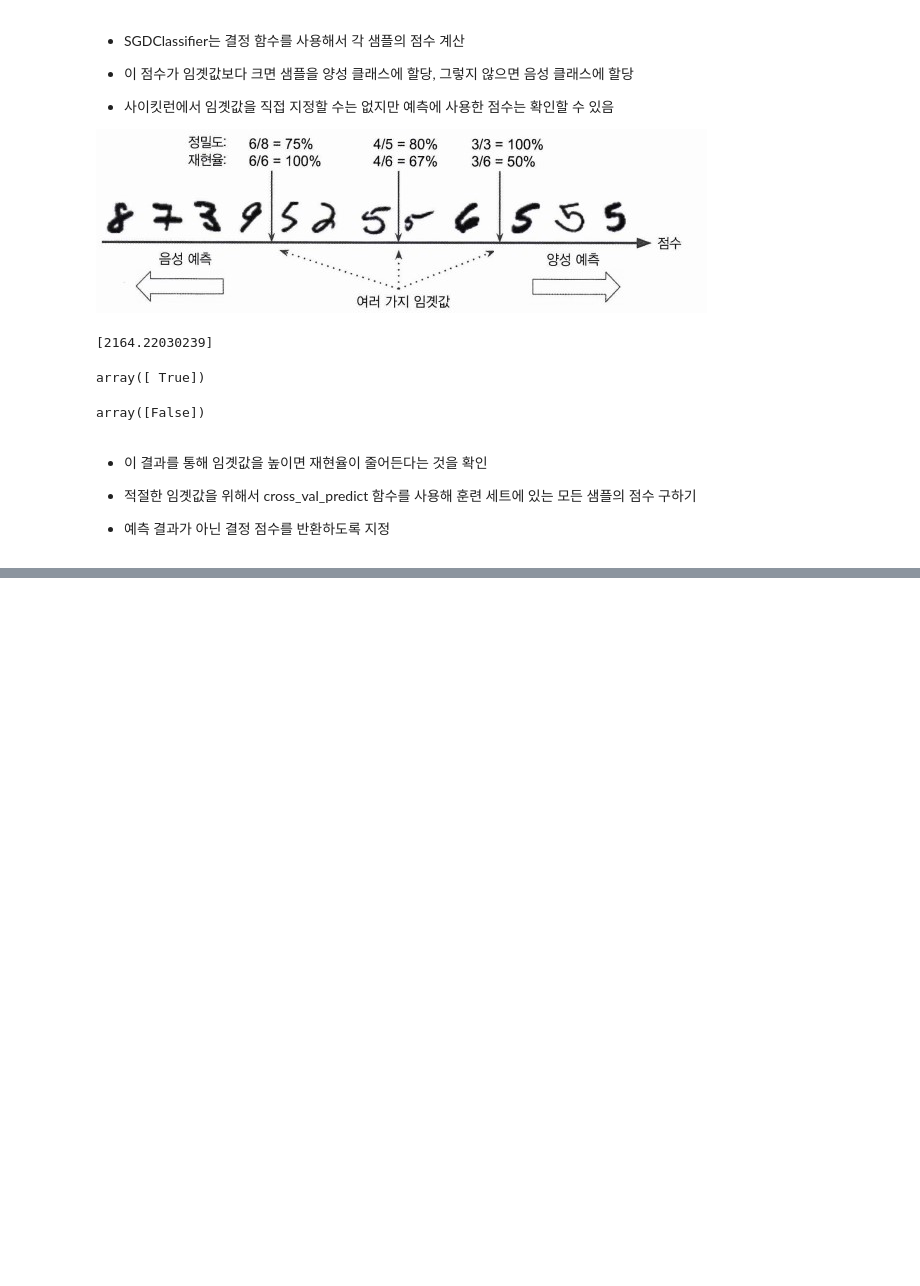
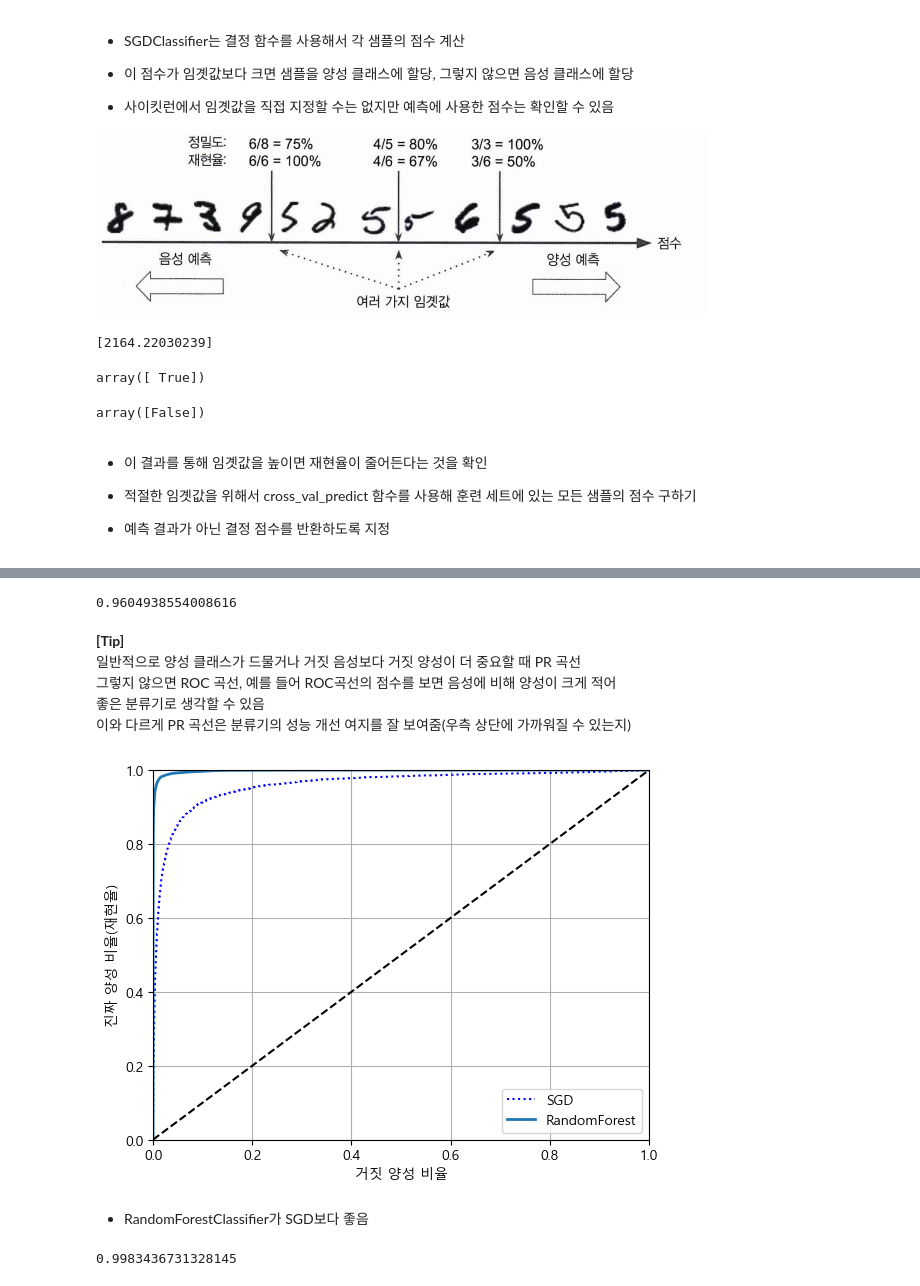
Before and after one commit to KimHyoJun99/AI, a Jupyter notebook: Hands-on ML/MNIST.ipynb, the cells around one changed output, grey strips where cells are left out. Drawn from its saved outputs; the diff is of its cells as text; code cells hidden in the pictures; blank space fills up the shorter version.

```diff
--- a/Hands-on ML/MNIST.ipynb
+++ b/Hands-on ML/MNIST.ipynb
@@ -291,0 +372,40 @@ plt.show()
+# %%
+from sklearn.metrics import roc_auc_score
+
+roc_auc_score(y_train_5, y_scores)
+# %% [output]
+0.9604938554008616
+# %% [markdown]
+**[Tip]**
+<br> 일반적으로 양성 클래스가 드물거나 거짓 음성보다 거짓 양성이 더 중요할 때 PR 곡선
+<br> 그렇지 않으면 ROC 곡선, 예를 들어 ROC곡선의 점수를 보면 음성에 비해 양성이 크게 적어
+<br> 좋은 분류기로 생각할 수 있음
+<br> 이와 다르게 PR 곡선은 분류기의 성능 개선 여지를 잘 보여줌(우측 상단에 가까워질 수 있는지)
+# %%
+# RandomForestClassifer를 훈련시켜 SGDClassifier와 비교
+# decision_funtion 메서드가 없어 predict_proba 메서드 사용
+# 사이킷런 분류기는 일반적으로 두 메서드 중 적어도 하나 가지고 있음
+# predict_proba 메서드는 샘플이 행, 클래스가 열
+# 샘플이 주어진 클래스에 속할 확률을 담은 배열 반환
+
+from sklearn.ensemble import RandomForestClassifier
+
+forest_clf = RandomForestClassifier(random_state=42)
+y_probas_forest = cross_val_predict(forest_clf, X_train, y_train_5, cv=3,
+                                    method="predict_proba")
+# %%
+y_scores_forest = y_probas_forest[:, 1]
+fpr_forest, tpr_forest, thresholds_forest = roc_curve(y_train_5, y_scores_forest)
+# %%
+plt.plot(fpr, tpr, 'b:', label="SGD")
+plot_roc_curve(fpr_forest, tpr_forest, "RandomForest")
+plt.legend(loc="lower right")
+plt.show()
+# %% [output]
+[figure, added]
+# %% [markdown]
+- RandomForestClassifier가 SGD보다 좋음
+# %%
+roc_auc_score(y_train_5, y_scores_forest)
+# %% [output]
+0.9983436731328145
```
Also changed, not shown: parts of 24 cells of this notebook.
